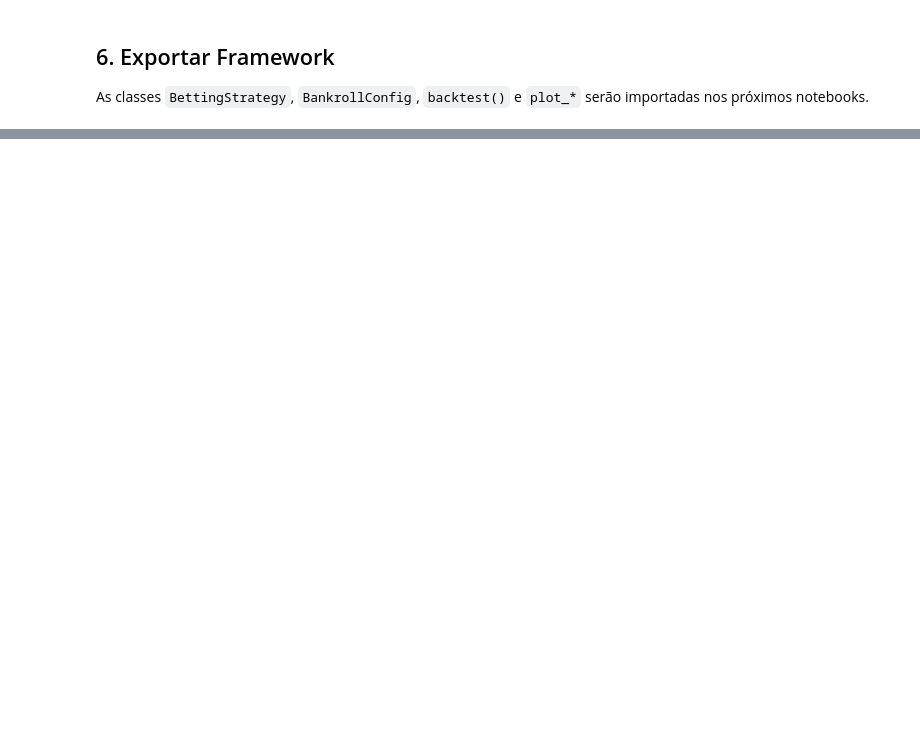
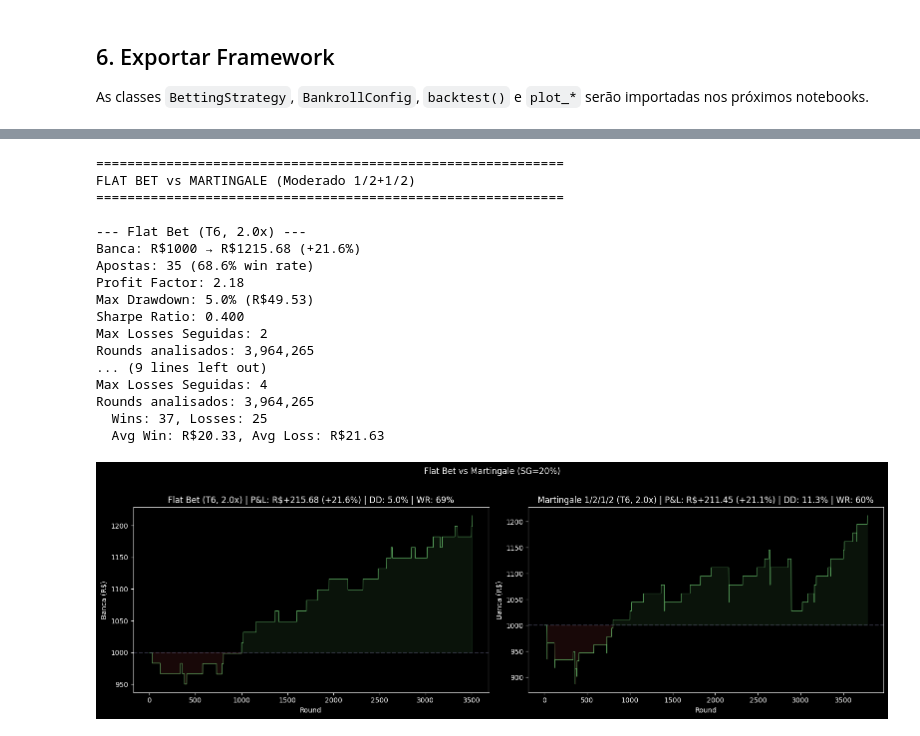
Before and after one commit to josediogodutrafh/CrashBot-System-V1, a Jupyter notebook: notebooks/12_backtester.ipynb, the cells around one changed output, grey strips where cells are left out. Saved outputs shown, nothing was run; the diff lists cells and outputs as text; code cells hidden in the pictures; blank space fills up the shorter version.

```diff
--- a/notebooks/12_backtester.ipynb
+++ b/notebooks/12_backtester.ipynb
@@ -517,0 +546,80 @@ print(f"Ou copie as classes BettingStrategy, BankrollConfig, backtest(), plot_*"
+# %%
+class FlatBetStrategy(BettingStrategy):
+    """Aposta fixa (sem martingale) quando trigger ativa. Baseline."""
+
+    def __init__(self, trigger: int = 6, target: float = 2.0):
+        self.trigger = trigger
+        self.target = target
+        self.reset()
+
+    @property
+    def name(self) -> str:
+        return f"Flat Bet (T{self.trigger}, {self.target}x)"
+
+    def reset(self):
+        self.consecutive_lows = 0
+        self.awaiting_result = False
+
+    def on_round(self, multiplier, bankroll, base_bet, round_idx):
+        is_low = multiplier < LOW_THRESHOLD
+
+        if self.awaiting_result:
+            # Resultado resolvido pelo engine
+            self.awaiting_result = False
+            self.consecutive_lows = 1 if is_low else 0
+            return BetDecision(should_bet=False)
+
+        if is_low:
+            self.consecutive_lows += 1
+        else:
+            self.consecutive_lows = 0
+
+        if self.consecutive_lows >= self.trigger:
+            self.awaiting_result = True
+            self.consecutive_lows = 0
+            return BetDecision(should_bet=True, amount=base_bet, target=self.target)
+
+        return BetDecision(should_bet=False)
+
+
+# Flat bet vs Martingale Moderado
+flat = FlatBetStrategy(trigger=6, target=2.0)
+mart = MartingaleStrategy(trigger=6, target=2.0, pattern=[1, 2, 1, 2])
+
+r_flat = backtest(flat, multipliers, config)
+r_mart = backtest(mart, multipliers, config)
+
+print("=" * 60)
+print("FLAT BET vs MARTINGALE (Moderado 1/2+1/2)")
+print("=" * 60)
+
+for r in [r_flat, r_mart]:
+    print(f"\n{r.summary()}")
+    print(f"  Wins: {r.total_wins}, Losses: {r.total_losses}")
+    print(f"  Avg Win: R${r.avg_win:.2f}, Avg Loss: R${r.avg_loss:.2f}")
+
+fig, axes = plt.subplots(1, 2, figsize=(16, 5))
+plot_equity_curve(r_flat, axes[0])
+plot_equity_curve(r_mart, axes[1])
+plt.suptitle("Flat Bet vs Martingale (SG=20%)", y=1.02)
+plt.tight_layout()
+plt.show()
+# %% [output]
+============================================================
+FLAT BET vs MARTINGALE (Moderado 1/2+1/2)
+============================================================
+
+--- Flat Bet (T6, 2.0x) ---
+Banca: R$1000 → R$1215.68 (+21.6%)
+Apostas: 35 (68.6% win rate)
+Profit Factor: 2.18
+Max Drawdown: 5.0% (R$49.53)
+Sharpe Ratio: 0.400
+Max Losses Seguidas: 2
+Rounds analisados: 3,964,265
+... (9 lines left out)
+Max Losses Seguidas: 4
+Rounds analisados: 3,964,265
+  Wins: 37, Losses: 25
+  Avg Win: R$20.33, Avg Loss: R$21.63
+[figure, added]
```
Also changed, not shown: parts of 12 cells of this notebook, 16 other files.
